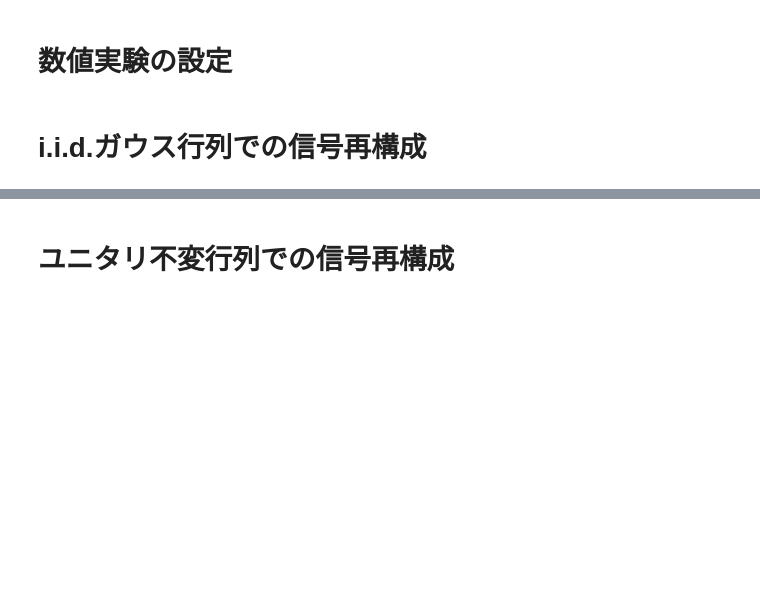
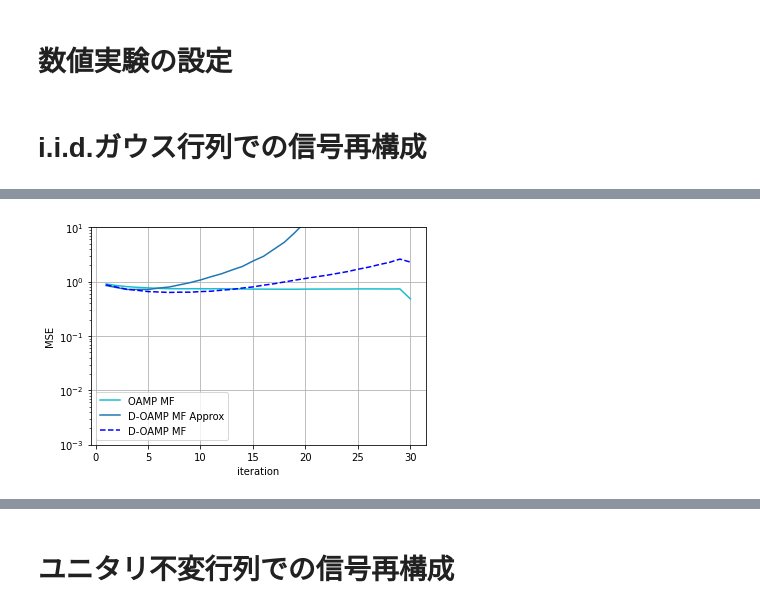
Before and after one commit to Qip21n0/Lassolver, a Jupyter notebook: examples/sample6.ipynb, the cells around one changed output, grey strips where cells are left out. Drawn from its saved outputs; the diff is of its cells as text; code cells hidden in the pictures; blank space fills up the shorter version.

```diff
--- a/examples/sample6.ipynb
+++ b/examples/sample6.ipynb
@@ -159,0 +158,6 @@ plt.legend(loc="lower left")
+# %%
+plt_MSE(MSE_iidG_oamp_mean[0], 'OAMP MF', T, 'tab:cyan')
+plt_MSE(MSE_iidG_doampO_mean[0], 'D-OAMP MF Approx', T, 'tab:blue')
+plt_MSE(MSE_iidG_doampX_mean[0], 'D-OAMP MF', T, 'blue', '--')
+# %% [output]
+[figure, added]
```
Also changed, not shown: parts of 20 cells of this notebook.
